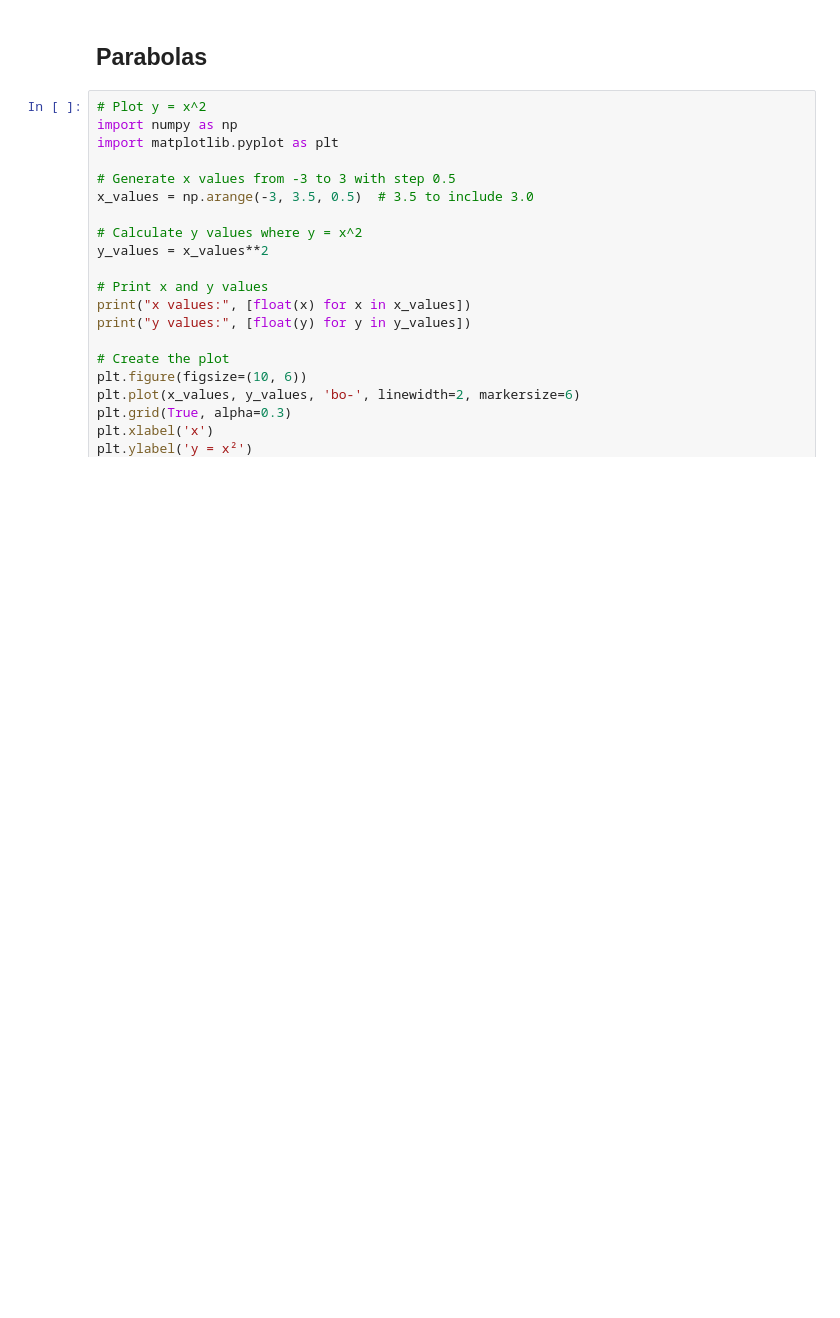
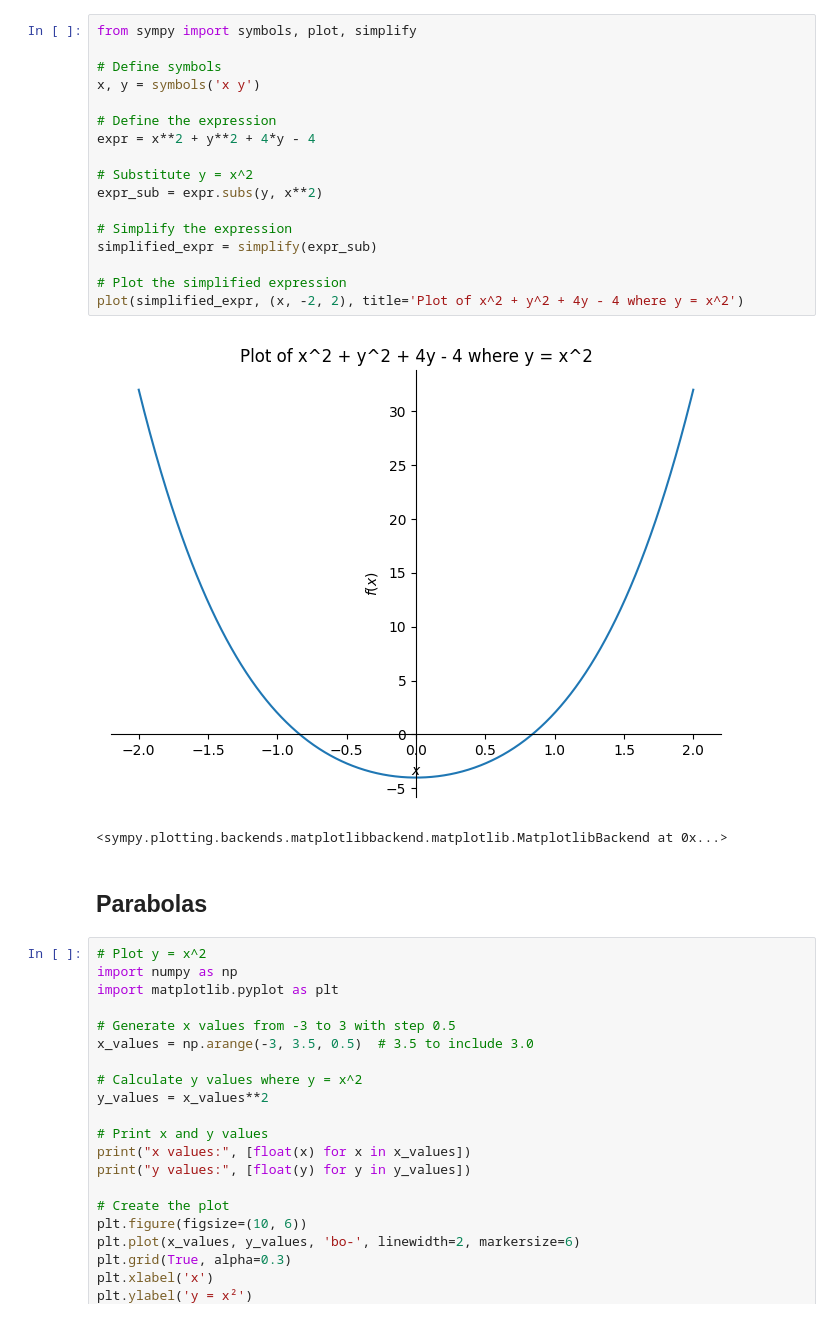
Before and after one commit to rodoleon51/Python_Calculus, a Jupyter notebook: Schaums/Ch5_Equations_and_Graphs.ipynb, the cells around one changed output. Saved outputs shown, nothing was run; the diff lists cells and outputs as text; blank space fills up the shorter version.

```diff
--- a/Schaums/Ch4_Equations_and_Graphs.ipynb
+++ b/Schaums/Ch5_Equations_and_Graphs.ipynb
@@ -62,6 +66,26 @@ Plots saved as:
 - example_equation_plot_hd.png (high quality)
 - example_equation_plot_transparent.png (transparent background)
 <Figure size 640x480 with 0 Axes>
+# %%
+from sympy import symbols, plot, simplify
+
+# Define symbols
+x, y = symbols('x y')
+
+# Define the expression
+expr = x**2 + y**2 + 4*y - 4
+
+# Substitute y = x^2
+expr_sub = expr.subs(y, x**2)
+
+# Simplify the expression
+simplified_expr = simplify(expr_sub)
+
+# Plot the simplified expression
+plot(simplified_expr, (x, -2, 2), title='Plot of x^2 + y^2 + 4y - 4 where y = x^2')
+# %% [output]
+[figure, added]
+<sympy.plotting.backends.matplotlibbackend.matplotlib.MatplotlibBackend at 0x...>
 # %% [markdown]
 ## Parabolas
 # %%
```
Also changed, not shown: parts of 5 cells of this notebook, 16 other files.
